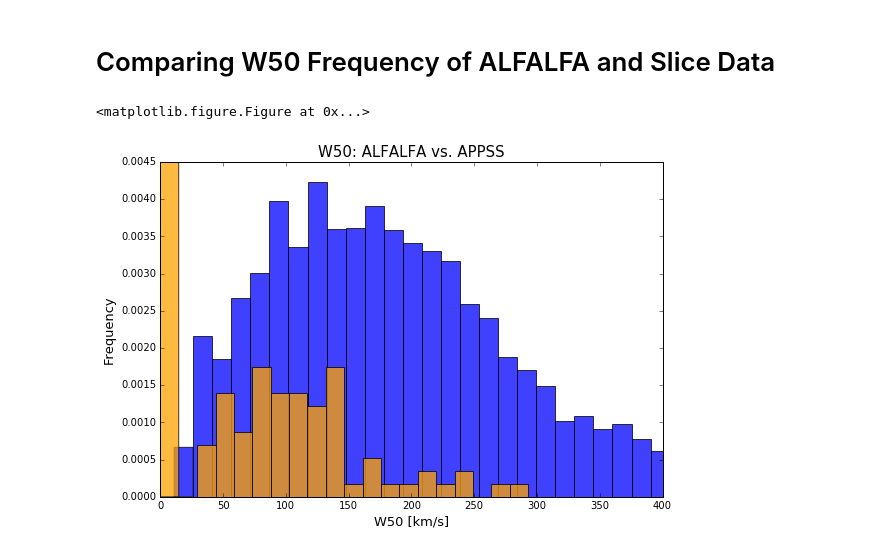
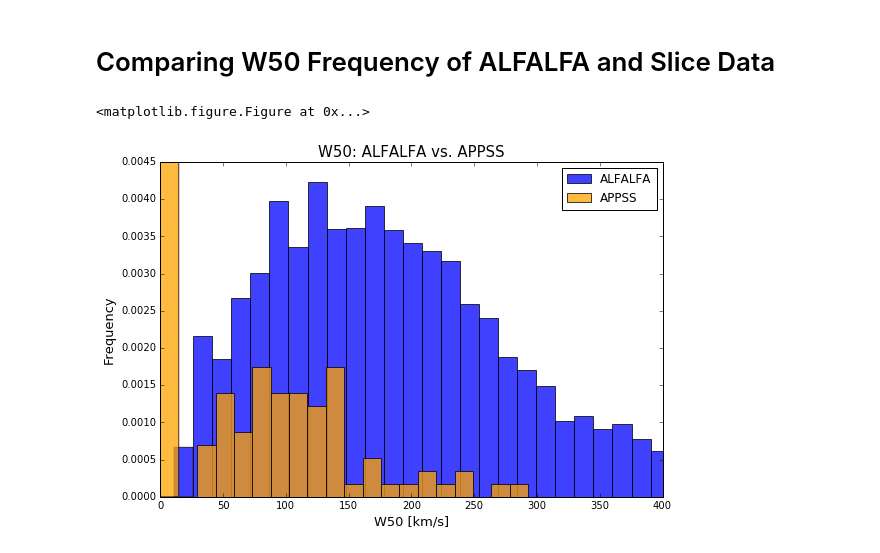
Before and after one commit to jsribaud/APPSS, a Jupyter notebook: Green_Bank_18.ipynb, the cells around one changed output. Saved outputs shown, nothing was run; the diff lists cells and outputs as text; code cells hidden in the pictures.

```diff
--- a/Green_Bank_18.ipynb
+++ b/Green_Bank_18.ipynb
@@ -361,22 +371,24 @@ fig = plt.gcf()
 # Comparing W50 Frequency of ALFALFA and Slice Data
 # %%
 #this compares the w50 of my slice and ALFALFA, however, I did not limit the amount of ALFALFA displayed
-w50_me=data_appss['W50']
-w50_alfalfa=data_alf['W50']
+w50_appss=data_appss['W50']
+w50_alf=data_alf['W50']
 # %%
 #Histogram compares the frequency of certain W50 values of my slice and ALFALFA
 plt.figure()
 plt.figure(figsize=(9,6))
-plt.hist(w50_alfalfa, bins=50, alpha =.75, normed = True, facecolor='blue',edgecolor='black')
-plt.hist(w50_me, bins=20, normed = True, alpha =.75, facecolor='orange',edgecolor='black')
+plt.hist(w50_alf, bins=50, alpha =.75, normed = True, facecolor='blue',edgecolor='black', label = 'ALFALFA')
+plt.hist(w50_appss, bins=20, normed = True, alpha =.75, facecolor='orange',edgecolor='black', label = 'APPSS')
 plt.title("W50: ALFALFA vs. APPSS",fontsize= 15)
 plt.xlabel("W50 [km/s]", fontsize = 13)
 plt.ylabel("Frequency", fontsize = 13)
 plt.axis([0, 400, 0, .0045])
+plt.legend(loc = 1, numpoints = 1) #location of legend
+
 
 fig = plt.gcf()
 
 #fig.savefig('w50_both_hist.pdf')
 # %% [output]
 <matplotlib.figure.Figure at 0x...>
-[figure, old version]
+[figure, new version]
```
Also changed, not shown: parts of 15 cells of this notebook.
